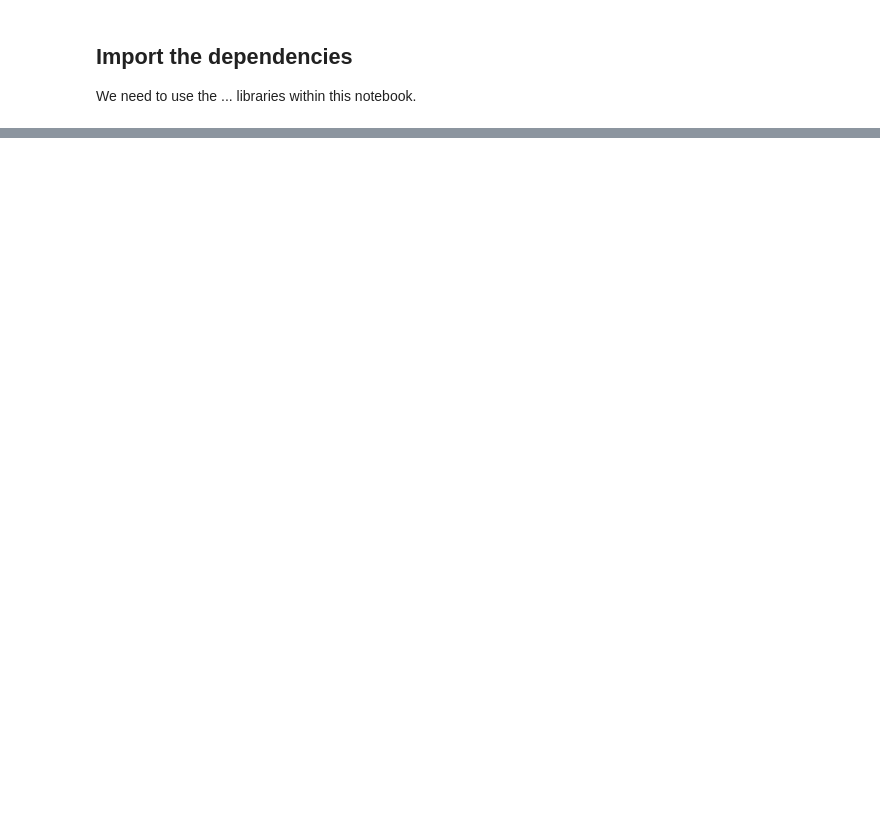
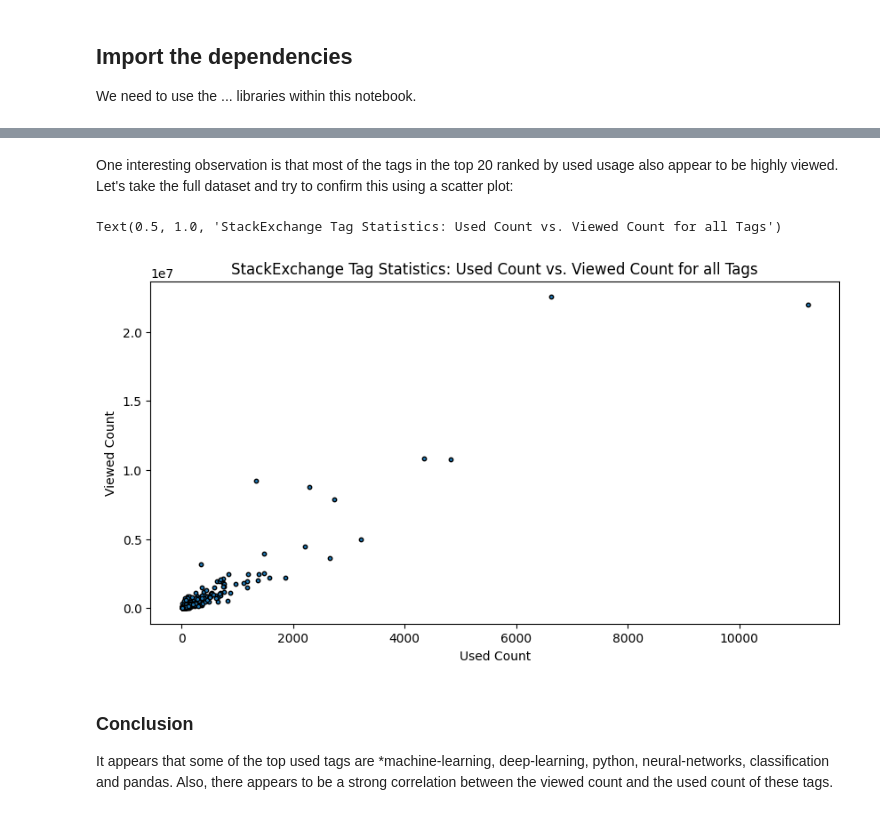
Before and after one commit to skillspark/learn-data-analysis, a Jupyter notebook: StackExchange.ipynb, the cells around one changed output, grey strips where cells are left out. Cells and saved outputs as stored; diff of their text form; code cells hidden in the pictures; blank space fills up the shorter version.

```diff
--- a/StackExchange.ipynb
+++ b/StackExchange.ipynb
@@ -188,3 +210,9 @@ Looking at the of each row, it stands out that FavouriteCount has missing values
 - Can we fix the missing values somehow?
 - Are the types of each column adequate?
 - What can we do about the Tags column?
+# %%
+# read questions file into dataframe
+qs = pd.read_csv("data/stack_exchange/questions.csv")
+
+# count missing values in each column
+qs.isna().sum()
@@ -360 +483,17 @@ Do you know what each of these or most of these tags means? Could there be stron
+# %% [markdown]
+One interesting observation is that most of the tags in the top 20 ranked by used usage also appear to be highly viewed. Let's take the full dataset and try to confirm this using a scatter plot:
+# %%
+fig, ax = plt.subplots(figsize=(10, 5))
+ax.scatter(qs_stats['Used Count'], qs_stats['Viewed Count'], edgecolors='k', s=10)
+ax.set_xlabel('Used Count')
+ax.set_ylabel('Viewed Count')
+ax.set_title('StackExchange Tag Statistics: Used Count vs. Viewed Count for all Tags')
+# %% [output]
+Text(0.5, 1.0, 'StackExchange Tag Statistics: Used Count vs. Viewed Count for all Tags')
+[figure, added]
+# %% [markdown]
+
+### Conclusion
+It appears that some of  the top used tags are *machine-learning, deep-learning, python, neural-networks, classification and pandas.
+Also, there appears to be a strong correlation between the viewed count and the used count of these tags.
 # %% [markdown]
```
Also changed, not shown: parts of 35 cells of this notebook.
